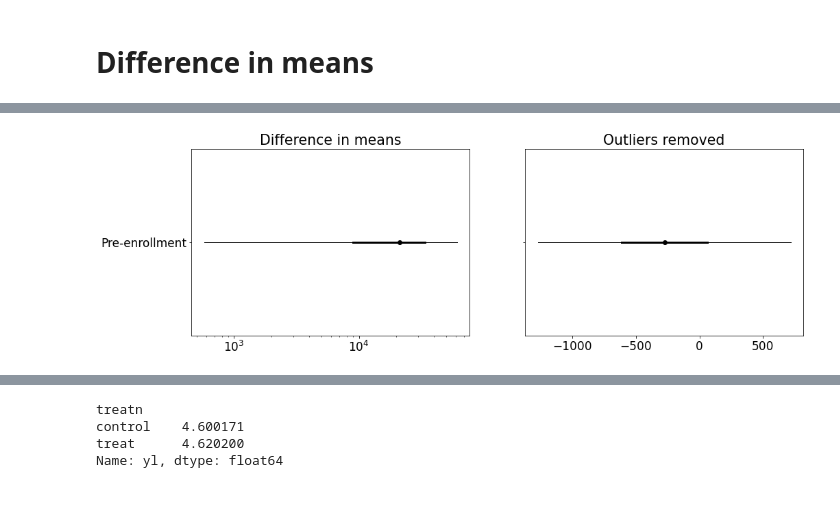
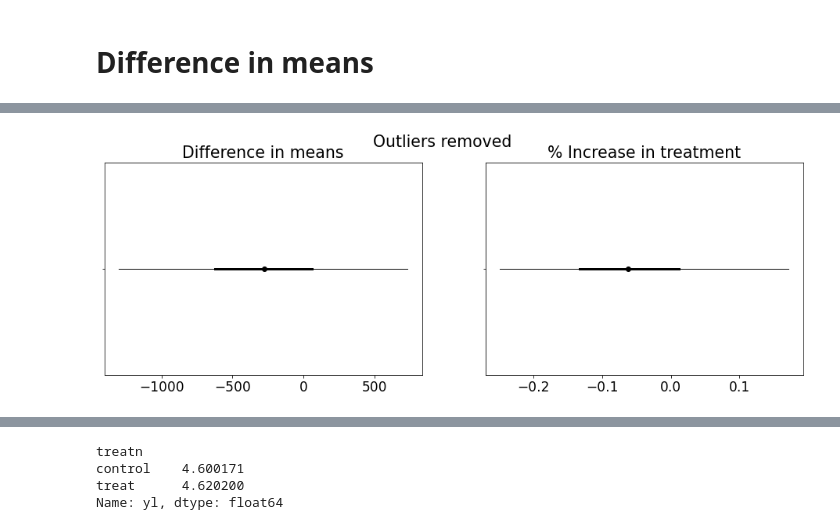
Before and after one commit to wcbeard/experiment_blocking_pretreatment, a Jupyter notebook: notebooks/timing-example.ipynb, the cells around one changed output, grey strips where cells are left out. Cells and saved outputs as stored; diff of their text form; code cells hidden in the pictures; blank space fills up the shorter version.

```diff
--- a/notebooks/timing-example.ipynb
+++ b/notebooks/timing-example.ipynb
@@ -207,4 +187,7 @@ len(dfs)
 # %%
+# collapse_hide
+
+
 def bootstrap_stat_diff(
     df, gbcol, ycol, stat_fn=np.mean, n_reps=10_000, comp=operator.sub
 ):
@@ -230,8 +213,17 @@ def uplift(a, b):
     return a / b - 1
 
 
-dfs_post = dfs.query("pre == 0")
-diffs = bootstrap_stat_diff(dfs_post, "treat", "y")
-diffs_out_rm = bootstrap_stat_diff(
-    dfs_post.pipe(drop_outliers), "treat", "y")
-diffs_log = bootstrap_stat_diff(dfs_post, "treat", "y", stat_fn=st.gmean, n_reps=10_000)
+def plot_bs(diffs, log=False, title=None, pe=1, ax=None):
+    diffs_p = plot_wrap(diffs)
+    plu.plot_groupby(
+        diffs_p,
+        "g",
+        "y",
+    )
+    plt.yticks([0], ["Pre-enrollment" if pe else ""])
+    if log:
+        plt.xscale("log")
+    plt.title(title)
+
+
+dfs_post = dfs.query("pre == 0").assign(yl=lambda df: df.y.pipe(np.log))
@@ -252,0 +230,9 @@ diffsl_ = plot_wrap(diffs_log)
+# %%
+# collapse_hide
+
+diffs = bootstrap_stat_diff(dfs_post, "treat", "y")
+diffs_out_rm = bootstrap_stat_diff(dfs_post.pipe(drop_outliers), "treat", "y")
+diffs_log = bootstrap_stat_diff(dfs_post, "treat", "yl")
+diffs_gmean = bootstrap_stat_diff(dfs_post, "treat", "y", stat_fn=st.gmean)
+ul_out_rm = bootstrap_stat_diff(dfs_post.pipe(drop_outliers), 'treat', 'y', comp=uplift)
+ul = bootstrap_stat_diff(dfs_post, 'treat', 'y', comp=uplift)
@@ -253,16 +269,9 @@ diffsl_ = plot_wrap(diffs_log)
 # %%
 axs, spi = wb.plot_utils.mk_sublots(nrows=1, ncols=2, figsize=(16, 5))
 
-spi.n
-plt.title('Difference in means')
-plu.plot_groupby(diffs_, 'g', 'y', )
-plt.yticks([0], ['Pre-enrollment'])
-plt.xscale('log')
+plot_bs(diffs_out_rm, log=0, title='Difference in means', pe=0, ax=spi.n)
 
-spi.n
-plt.title('Outliers removed')
-plu.plot_groupby(diffs_out_rm_, 'g', 'y', )
-# plu.plot_groupby(diffsl_, 'g', 'y', )
-plt.yticks([0], ['']);
+plot_bs(ul_out_rm, log=0, title='% Increase in treatment', pe=0, ax=spi.n)
+plt.suptitle("Outliers removed");
 # %% [output]
-[figure, old version]
+[figure, new version]
```
Also changed, not shown: parts of 35 cells of this notebook, 2 other files.
